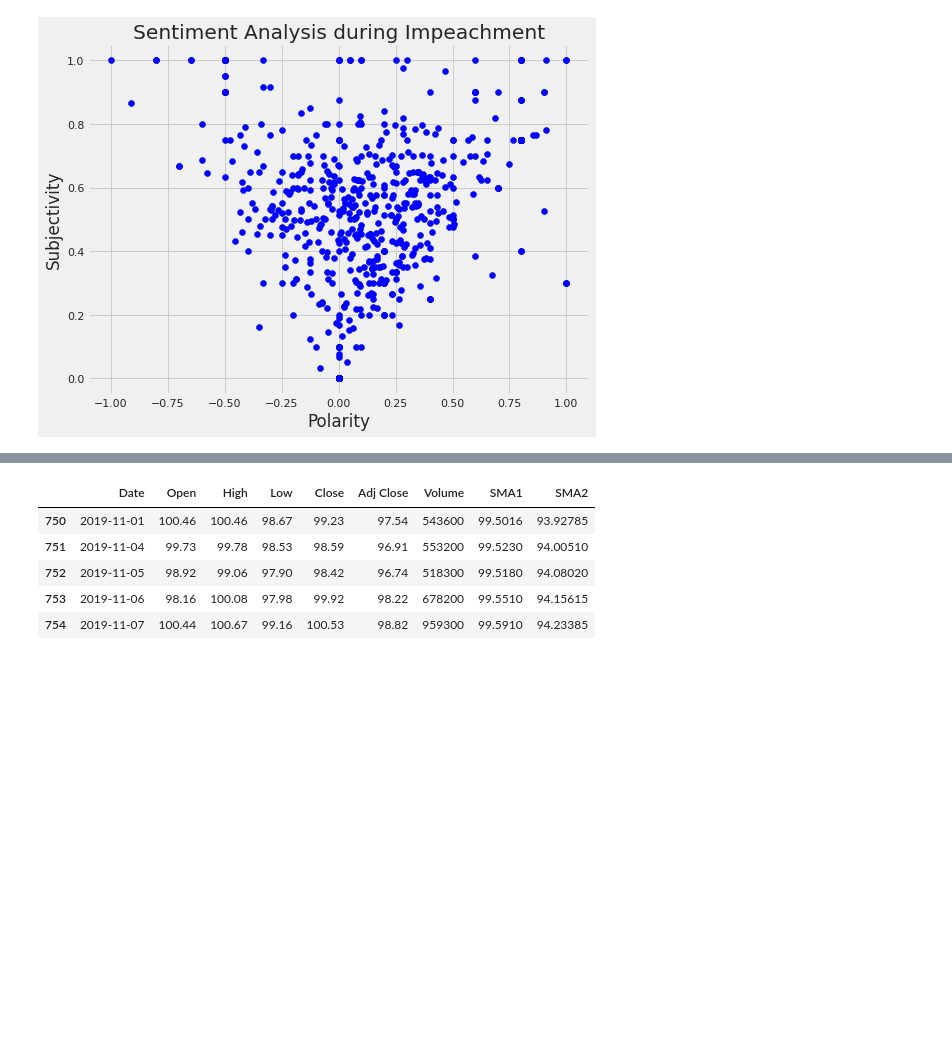
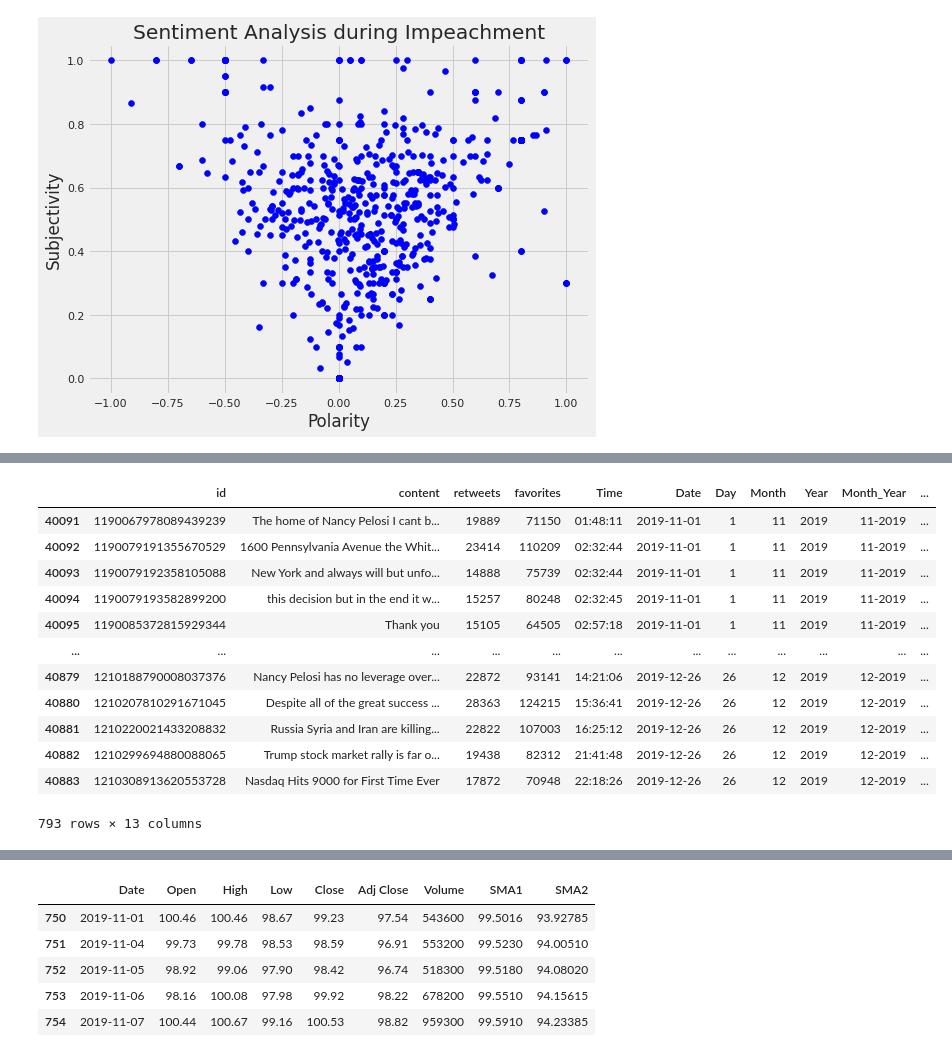
Before and after one commit to cybertraining-dsc/fa20-523-307, a Jupyter notebook: project/Analysis of Financial Markets based on President Trump's Tweets.ipynb, the cells around one changed output, grey strips where cells are left out. Drawn from its saved outputs; the diff is of its cells as text; code cells hidden in the pictures; blank space fills up the shorter version.

```diff
--- a/project/Analysis of Financial Markets based on President Trump's Tweets.ipynb
+++ b/project/Analysis of Financial Markets based on President Trump's Tweets.ipynb
@@ -724,0 +725,16 @@ plt.show()
+# %%
+impeachment_tweets
+# %% [output]
+|  | id | content | retweets | favorites | Time | Date | Day | Month | Year | Month_Year | ... |
+| 40091 | 1190067978089439239 | The home of Nancy Pelosi I cant b... | 19889 | 71150 | 01:48:11 | 2019-11-01 | 1 | 11 | 2019 | 11-2019 | ... |
+| 40092 | 1190079191355670529 | 1600 Pennsylvania Avenue the Whit... | 23414 | 110209 | 02:32:44 | 2019-11-01 | 1 | 11 | 2019 | 11-2019 | ... |
+| 40093 | 1190079192358105088 | New York and always will but unfo... | 14888 | 75739 | 02:32:44 | 2019-11-01 | 1 | 11 | 2019 | 11-2019 | ... |
+| 40094 | 1190079193582899200 | this decision but in the end it w... | 15257 | 80248 | 02:32:45 | 2019-11-01 | 1 | 11 | 2019 | 11-2019 | ... |
+| 40095 | 1190085372815929344 | Thank you | 15105 | 64505 | 02:57:18 | 2019-11-01 | 1 | 11 | 2019 | 11-2019 | ... |
+| ... | ... | ... | ... | ... | ... | ... | ... | ... | ... | ... | ... |
+| 40879 | 1210188790008037376 | Nancy Pelosi has no leverage over... | 22872 | 93141 | 14:21:06 | 2019-12-26 | 26 | 12 | 2019 | 12-2019 | ... |
+| 40880 | 1210207810291671045 | Despite all of the great success ... | 28363 | 124215 | 15:36:41 | 2019-12-26 | 26 | 12 | 2019 | 12-2019 | ... |
+| 40881 | 1210220021433208832 | Russia Syria and Iran are killing... | 22822 | 107003 | 16:25:12 | 2019-12-26 | 26 | 12 | 2019 | 12-2019 | ... |
+| 40882 | 1210299694880088065 | Trump stock market rally is far o... | 19438 | 82312 | 21:41:48 | 2019-12-26 | 26 | 12 | 2019 | 12-2019 | ... |
+| 40883 | 1210308913620553728 | Nasdaq Hits 9000 for First Time Ever | 17872 | 70948 | 22:18:26 | 2019-12-26 | 26 | 12 | 2019 | 12-2019 | ... |
+793 rows × 13 columns
```
Also changed, not shown: parts of 6 cells of this notebook.
